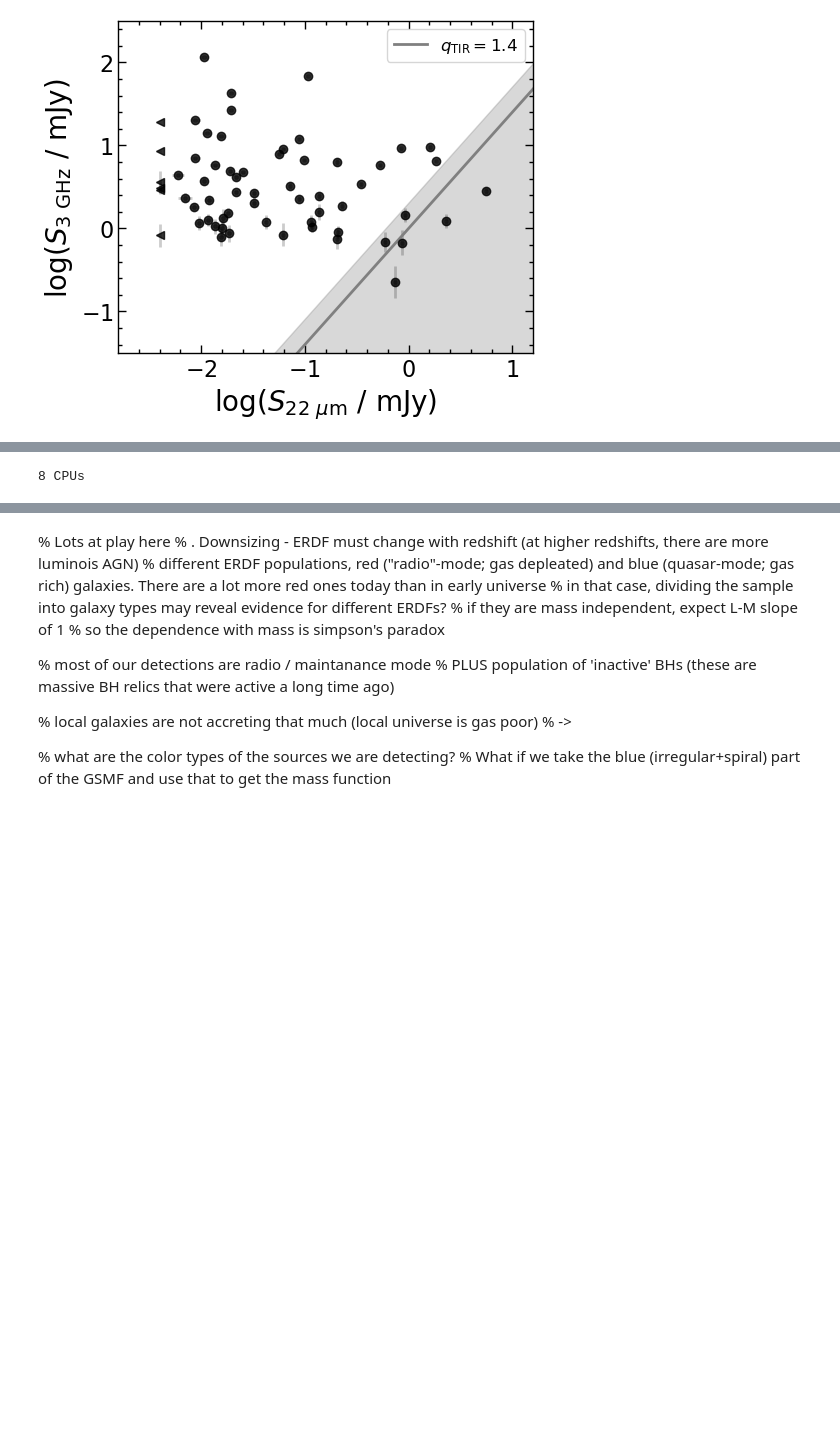
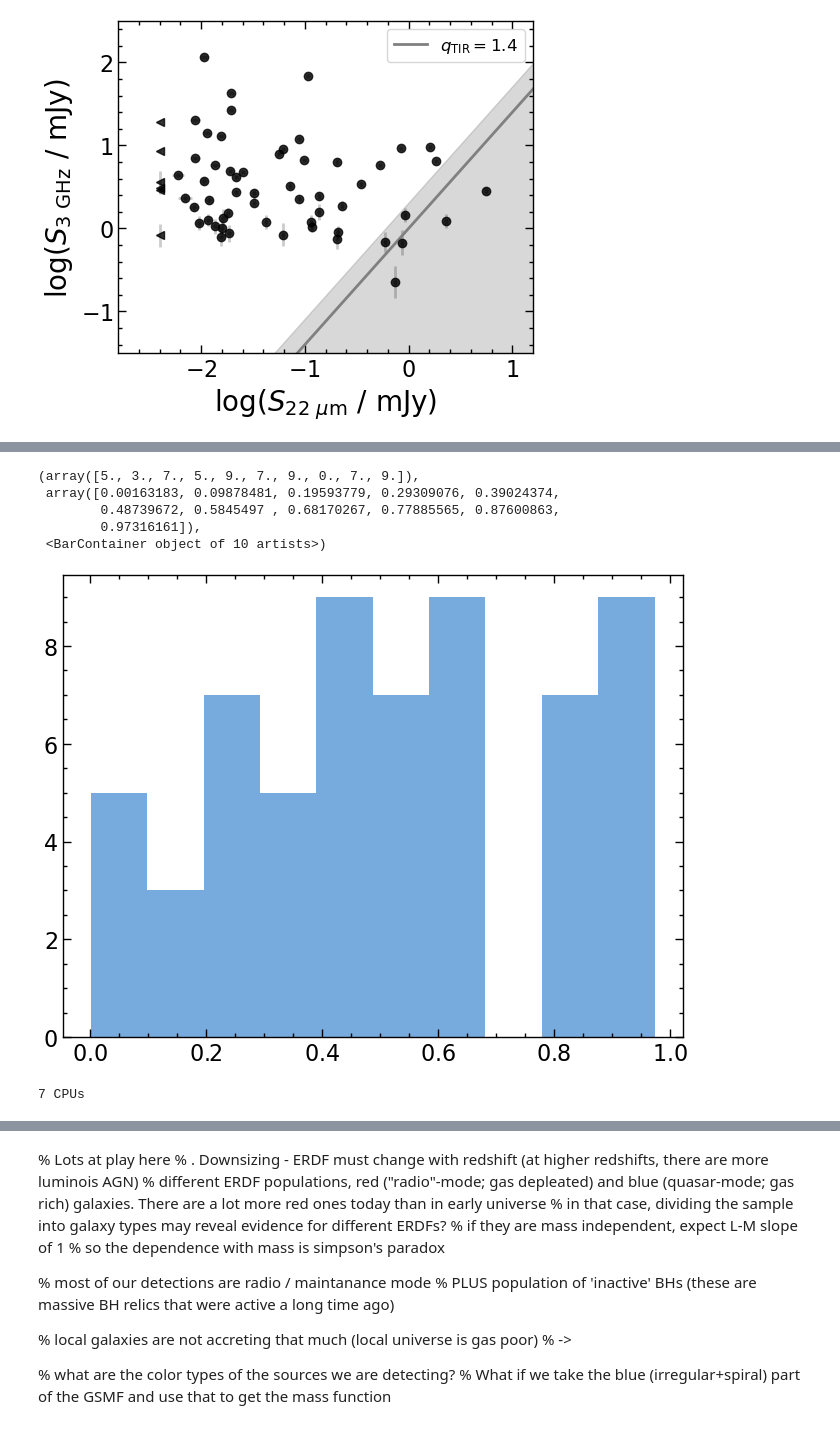
Before and after one commit to burke86/imbh_demographics, a Jupyter notebook: vla.ipynb, the cells around one changed output, grey strips where cells are left out. Cells and saved outputs as stored; diff of their text form; code cells hidden in the pictures; blank space fills up the shorter version.

```diff
--- a/vla.ipynb
+++ b/vla.ipynb
@@ -412,3 +575,18 @@ fig.savefig('q.pdf', dpi=300)
+# %%
+q_TIR = 1.4
+logL_SF = logLIR - q_TIR - yp
+
+# Either the source is an XRB or a BH
+p_SF = st.norm.sf(y - logL_SF, scale=np.sqrt(0.4))
+
+plt.hist(p_SF[yerr>0])
+# %% [output]
+(array([5., 3., 7., 5., 9., 7., 9., 0., 7., 9.]),
+ array([0.00163183, 0.09878481, 0.19593779, 0.29309076, 0.39024374,
+        0.48739672, 0.5845497 , 0.68170267, 0.77885565, 0.87600863,
+        0.97316161]),
+ <BarContainer object of 10 artists>)
+[figure, added]
 # %%
 os.environ["OMP_NUM_THREADS"] = "1"
 
@@ -416,9 +594,9 @@ os.environ["OMP_NUM_THREADS"] = "1"
 from multiprocess import Pool
 
 from multiprocessing import cpu_count
-ncpu = cpu_count()
+ncpu = cpu_count() - 1
 print("{0} CPUs".format(ncpu))
 # %% [output]
-8 CPUs
+7 CPUs
 # %%
 F2L = 4*np.pi*(data_50Mpc['bestdist']*u.Mpc)**2
```
Also changed, not shown: parts of 19 cells of this notebook, 1 other file.
